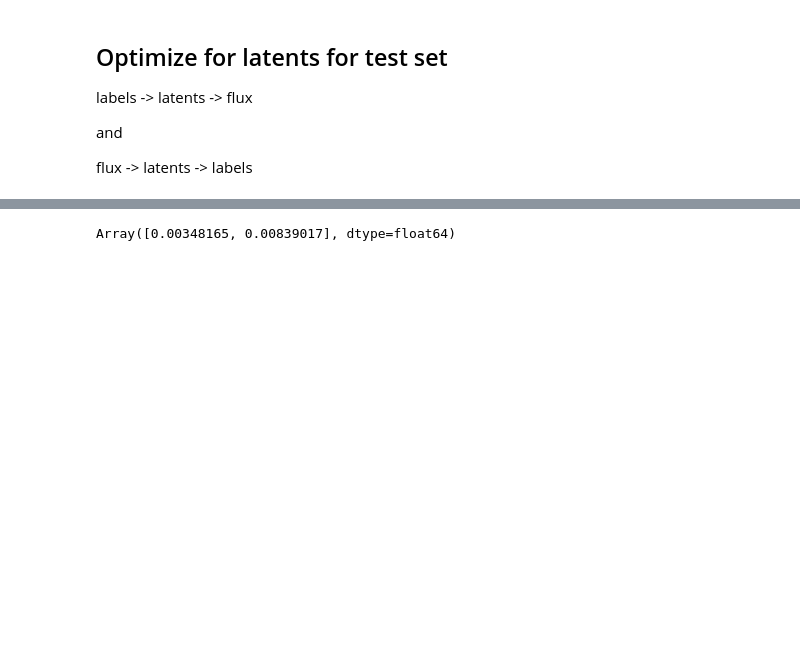
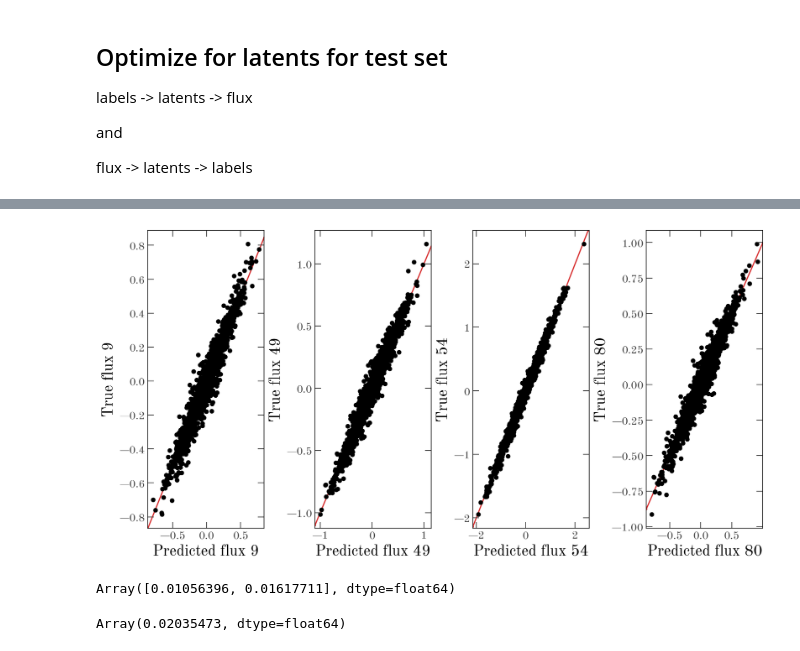
Before and after one commit to haniyehtajer/pollux, a Jupyter notebook: notebooks/Simulated-data-test.ipynb, the cells around one changed output, grey strips where cells are left out. Saved outputs shown, nothing was run; the diff lists cells and outputs as text; code cells hidden in the pictures; blank space fills up the shorter version.

```diff
--- a/notebooks/Simulated-data-test.ipynb
+++ b/notebooks/Simulated-data-test.ipynb
@@ -225,4 +233,19 @@ for i, ax in enumerate(axes):
+# %%
+rng = np.random.default_rng(seed=333444)
+idx = np.sort(rng.choice(F, size=4, replace=False))
+fig, axes = plt.subplots(1, len(idx), figsize=(12, 6))
+for i, j in enumerate(idx):
+    axes[i].scatter(test_predict["flux"][:, j], test_data["flux"].data[:, j])
+    axes[i].set_xlabel(f"Predicted flux {j}")
+    axes[i].set_ylabel(f"True flux {j}")
+    axes[i].axline([0, 0], slope=1, color="tab:red", zorder=-100)
+# %% [output]
+[figure, added]
 # %%
-np.std(test_predict["labels"] - test_data_true["label"], axis=0)
+np.std(test_predict["label"] - data_true["label"][N:], axis=0)
 # %% [output]
-Array([0.00348165, 0.00839017], dtype=float64)
+Array([0.01056396, 0.01617711], dtype=float64)
+# %%
+np.mean(np.std(test_predict["flux"] - data_true["flux"][N:], axis=0))
+# %% [output]
+Array(0.02035473, dtype=float64)
```
Also changed, not shown: parts of 20 cells of this notebook, 2 other files.
